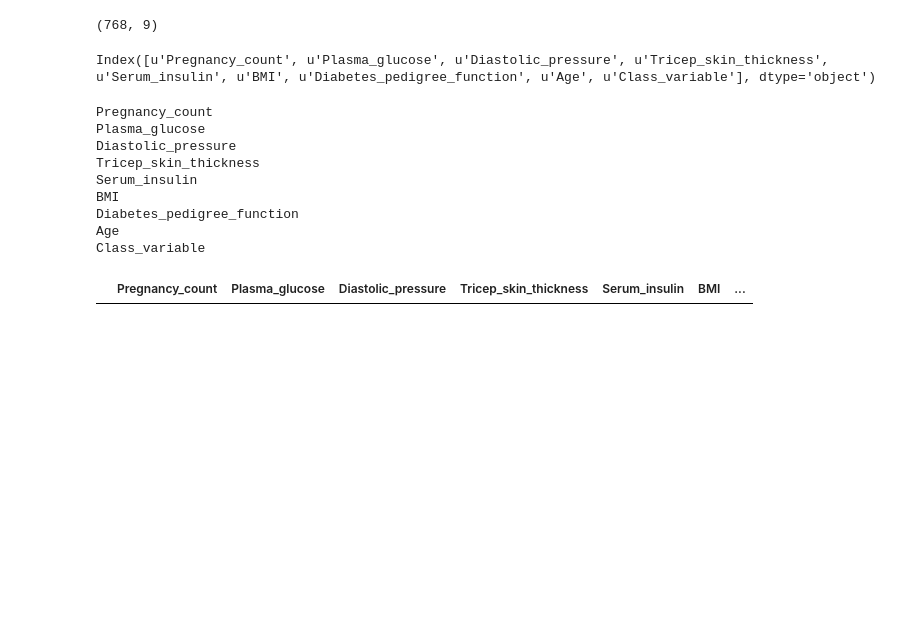
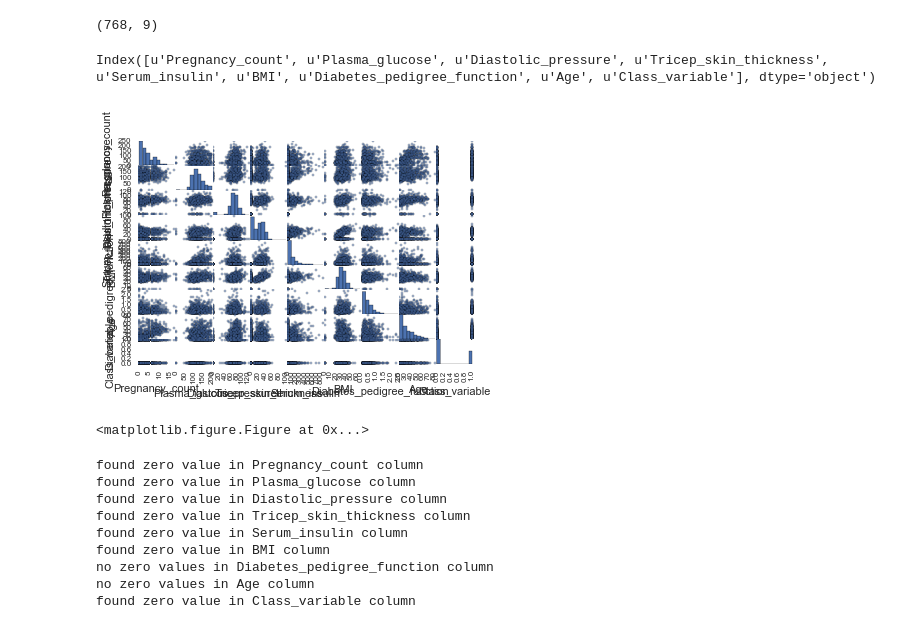
Before and after one commit to poonamrath/DAT_SF_18, a Jupyter notebook: homework_notebooks/Homework # 3.ipynb, the cells around one changed output. Drawn from its saved outputs; the diff is of its cells as text; code cells hidden in the pictures; blank space fills up the shorter version.

```diff
--- a/homework_notebooks/Homework # 3.ipynb
+++ b/homework_notebooks/Homework # 3.ipynb
@@ -84,26 +109,35 @@ df.describe().T
 df.shape ## the data has 768 rows and 9 columns, 8 of which are features
 # %% [output]
 (768, 9)
-# %%
-df.columns
-# %% [output]
-Index([u'Pregnancy_count', u'Plasma_glucose', u'Diastolic_pressure', u'Tricep_skin_thickness', u'Serum_insulin', u'BMI', u'Diabetes_pedigree_function', u'Age', u'Class_variable'], dtype='object')
+# %%
+# display features
+df.columns
+# %% [output]
+Index([u'Pregnancy_count', u'Plasma_glucose', u'Diastolic_pressure', u'Tricep_skin_thickness', u'Serum_insulin', u'BMI', u'Diabetes_pedigree_function', u'Age', u'Class_variable'], dtype='object')
+# %%
+# Plot features against each other to get a quick view of distributions and relationships
+pd.scatter_matrix(df)
+fig = plt.figure(figsize=(20,20))
+plt.show()
+# %% [output]
+[figure, added]
+<matplotlib.figure.Figure at 0x...>
 # %%
-# extract dataframe with only null values
+# Determine if columns have zero values
+columns_with_zeros = []
 for col in df.columns:
-    if len(df[df.col.isnull()])==0:
-         print "no null values in {} column".format(col)
+    if len(df[df[col]==0])==0:
+         print "no zero values in {} column".format(col)
+    else:
+        columns_with_zeros.append(col)
+        print "found zero value in {} column".format(col)
 # %% [output]
-Pregnancy_count
-Plasma_glucose
-Diastolic_pressure
-Tricep_skin_thickness
-Serum_insulin
-BMI
-Diabetes_pedigree_function
-Age
-Class_variable
+found zero value in Pregnancy_count column
+found zero value in Plasma_glucose column
+found zero value in Diastolic_pressure column
+found zero value in Tricep_skin_thickness column
+found zero value in Serum_insulin column
+found zero value in BMI column
+no zero values in Diabetes_pedigree_function column
+no zero values in Age column
+found zero value in Class_variable column
-# %%
-df[df.Class_variable.isnull()]
-# %% [output]
-|  | Pregnancy_count | Plasma_glucose | Diastolic_pressure | Tricep_skin_thickness | Serum_insulin | BMI | ... |
```
Also changed, not shown: parts of 41 cells of this notebook.
